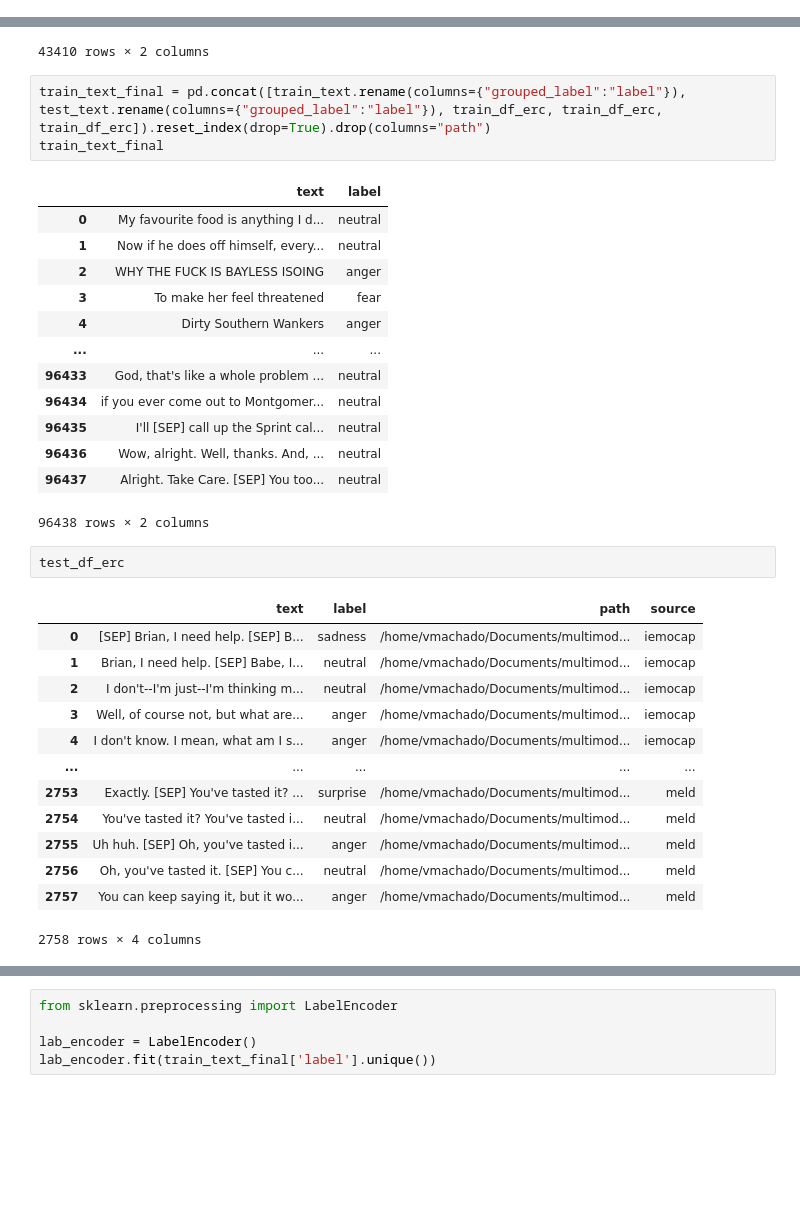
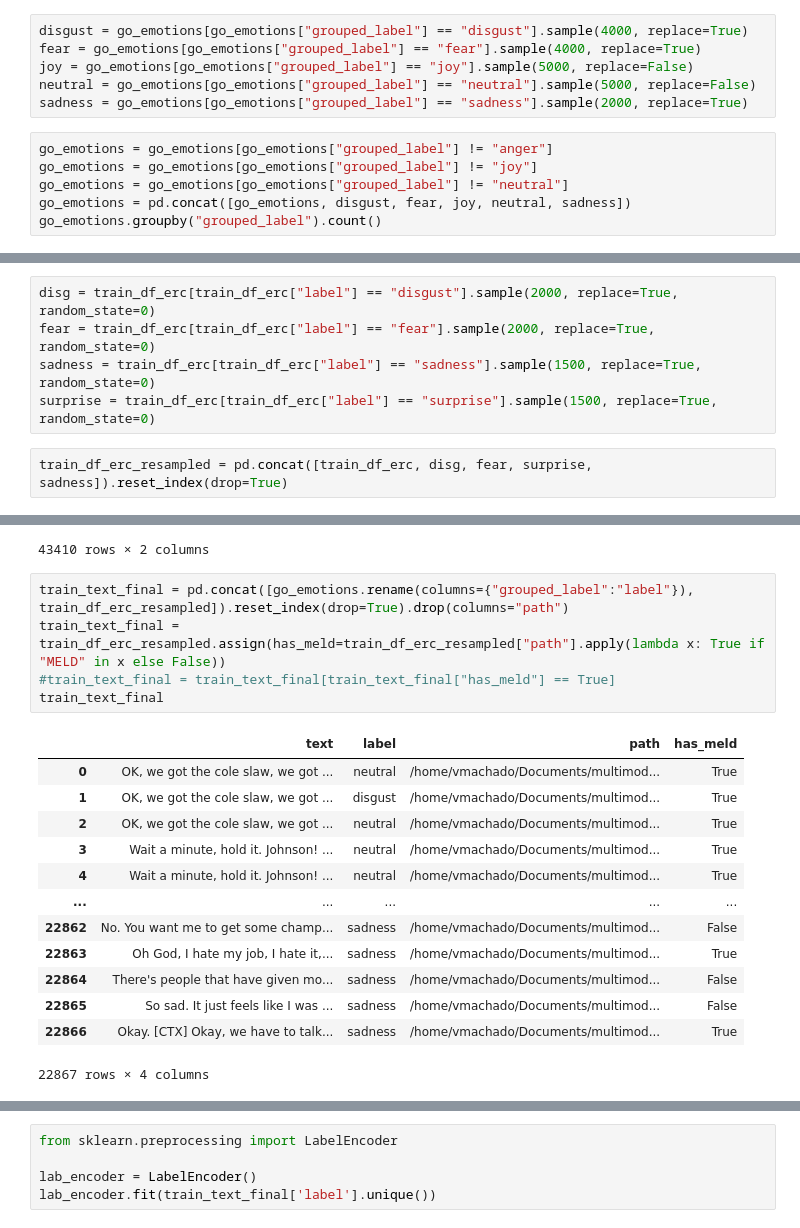
Before and after one commit to machadoprx/c4ai_audio_text_clip, a Jupyter notebook: c4ai_emotions_audio_text_clip_e2e_TEXT_ENCODER.ipynb, the cells around one changed output, grey strips where cells are left out. Saved outputs shown, nothing was run; the diff lists cells and outputs as text; blank space fills up the shorter version.

```diff
--- a/c4ai_emotions_audio_text_clip_e2e_TEXT_ENCODER.ipynb
+++ b/c4ai_emotions_audio_text_clip_e2e_TEXT_ENCODER.ipynb
@@ -48,0 +44,12 @@ test_text
+# %%
+disgust = go_emotions[go_emotions["grouped_label"] == "disgust"].sample(4000, replace=True)
+fear = go_emotions[go_emotions["grouped_label"] == "fear"].sample(4000, replace=True)
+joy = go_emotions[go_emotions["grouped_label"] == "joy"].sample(5000, replace=False)
+neutral = go_emotions[go_emotions["grouped_label"] == "neutral"].sample(5000, replace=False)
+sadness = go_emotions[go_emotions["grouped_label"] == "sadness"].sample(2000, replace=True)
+# %%
+go_emotions = go_emotions[go_emotions["grouped_label"] != "anger"]
+go_emotions = go_emotions[go_emotions["grouped_label"] != "joy"]
+go_emotions = go_emotions[go_emotions["grouped_label"] != "neutral"]
+go_emotions = pd.concat([go_emotions, disgust, fear, joy, neutral, sadness])
+go_emotions.groupby("grouped_label").count()
@@ -128,0 +157,7 @@ train_df_erc
+# %%
+disg = train_df_erc[train_df_erc["label"] == "disgust"].sample(2000, replace=True, random_state=0)
+fear = train_df_erc[train_df_erc["label"] == "fear"].sample(2000, replace=True, random_state=0)
+sadness = train_df_erc[train_df_erc["label"] == "sadness"].sample(1500, replace=True, random_state=0)
+surprise = train_df_erc[train_df_erc["label"] == "surprise"].sample(1500, replace=True, random_state=0)
+# %%
+train_df_erc_resampled = pd.concat([train_df_erc, disg, fear, surprise, sadness]).reset_index(drop=True)
@@ -143,35 +190,21 @@ train_text
 | 43409 | Enjoy the ride! | joy |
 43410 rows × 2 columns
 # %%
-train_text_final = pd.concat([train_text.rename(columns={"grouped_label":"label"}), test_text.rename(columns={"grouped_label":"label"}), train_df_erc, train_df_erc, train_df_erc]).reset_index(drop=True).drop(columns="path")
+train_text_final = pd.concat([go_emotions.rename(columns={"grouped_label":"label"}), train_df_erc_resampled]).reset_index(drop=True).drop(columns="path")
+train_text_final = train_df_erc_resampled.assign(has_meld=train_df_erc_resampled["path"].apply(lambda x: True if "MELD" in x else False))
+#train_text_final = train_text_final[train_text_final["has_meld"] == True]
 train_text_final
 # %% [output]
-|  | text | label |
-| 0 | My favourite food is anything I d... | neutral |
-| 1 | Now if he does off himself, every... | neutral |
-| 2 | WHY THE FUCK IS BAYLESS ISOING | anger |
-| 3 | To make her feel threatened | fear |
-| 4 | Dirty Southern Wankers | anger |
-| ... | ... | ... |
-| 96433 | God, that's like a whole problem ... | neutral |
-| 96434 | if you ever come out to Montgomer... | neutral |
-| 96435 | I'll [SEP] call up the Sprint cal... | neutral |
-| 96436 | Wow, alright. Well, thanks. And, ... | neutral |
-| 96437 | Alright. Take Care. [SEP] You too... | neutral |
+|  | text | label | path | has_meld |
+| 0 | OK, we got the cole slaw, we got ... | neutral | /home/vmachado/Documents/multimod... | True |
+| 1 | OK, we got the cole slaw, we got ... | disgust | /home/vmachado/Documents/multimod... | True |
+| 2 | OK, we got the cole slaw, we got ... | neutral | /home/vmachado/Documents/multimod... | True |
+| 3 | Wait a minute, hold it. Johnson! ... | neutral | /home/vmachado/Documents/multimod... | True |
+| 4 | Wait a minute, hold it. Johnson! ... | neutral | /home/vmachado/Documents/multimod... | True |
+| ... | ... | ... | ... | ... |
+| 22862 | No. You want me to get some champ... | sadness | /home/vmachado/Documents/multimod... | False |
+| 22863 | Oh God, I hate my job, I hate it,... | sadness | /home/vmachado/Documents/multimod... | True |
+| 22864 | There's people that have given mo... | sadness | /home/vmachado/Documents/multimod... | False |
+| 22865 | So sad. It just feels like I was ... | sadness | /home/vmachado/Documents/multimod... | False |
+| 22866 | Okay. [CTX] Okay, we have to talk... | sadness | /home/vmachado/Documents/multimod... | True |
-96438 rows × 2 columns
+22867 rows × 4 columns
-# %%
-test_df_erc
-# %% [output]
-|  | text | label | path | source |
-| 0 | [SEP] Brian, I need help. [SEP] B... | sadness | /home/vmachado/Documents/multimod... | iemocap |
-| 1 | Brian, I need help. [SEP] Babe, I... | neutral | /home/vmachado/Documents/multimod... | iemocap |
-| 2 | I don't--I'm just--I'm thinking m... | neutral | /home/vmachado/Documents/multimod... | iemocap |
-| 3 | Well, of course not, but what are... | anger | /home/vmachado/Documents/multimod... | iemocap |
-| 4 | I don't know. I mean, what am I s... | anger | /home/vmachado/Documents/multimod... | iemocap |
-| ... | ... | ... | ... | ... |
-| 2753 | Exactly. [SEP] You've tasted it? ... | surprise | /home/vmachado/Documents/multimod... | meld |
-| 2754 | You've tasted it? You've tasted i... | neutral | /home/vmachado/Documents/multimod... | meld |
-| 2755 | Uh huh. [SEP] Oh, you've tasted i... | anger | /home/vmachado/Documents/multimod... | meld |
-| 2756 | Oh, you've tasted it. [SEP] You c... | neutral | /home/vmachado/Documents/multimod... | meld |
-| 2757 | You can keep saying it, but it wo... | anger | /home/vmachado/Documents/multimod... | meld |
-2758 rows × 4 columns
```
Also changed, not shown: parts of 20 cells of this notebook, 2 other files.
